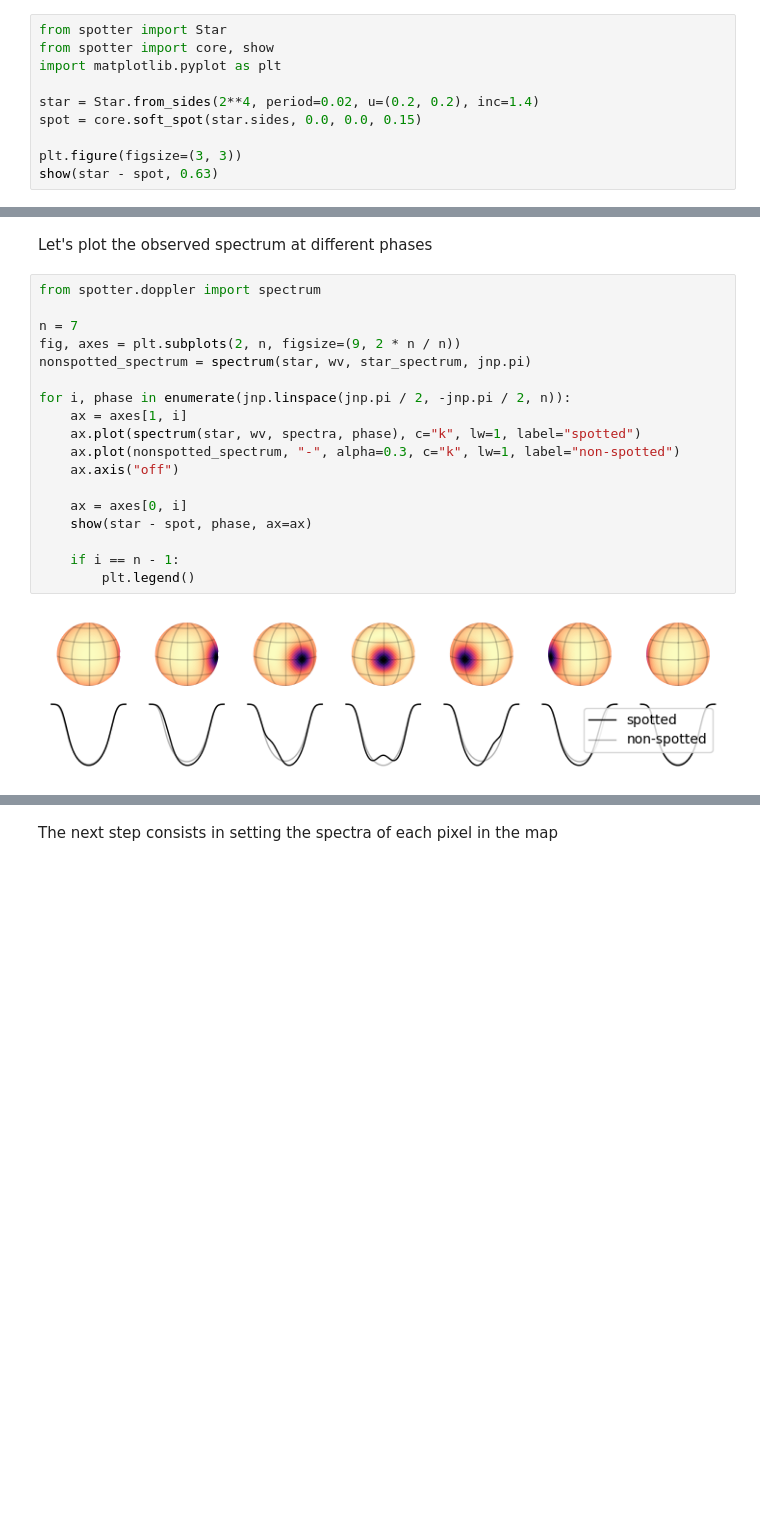
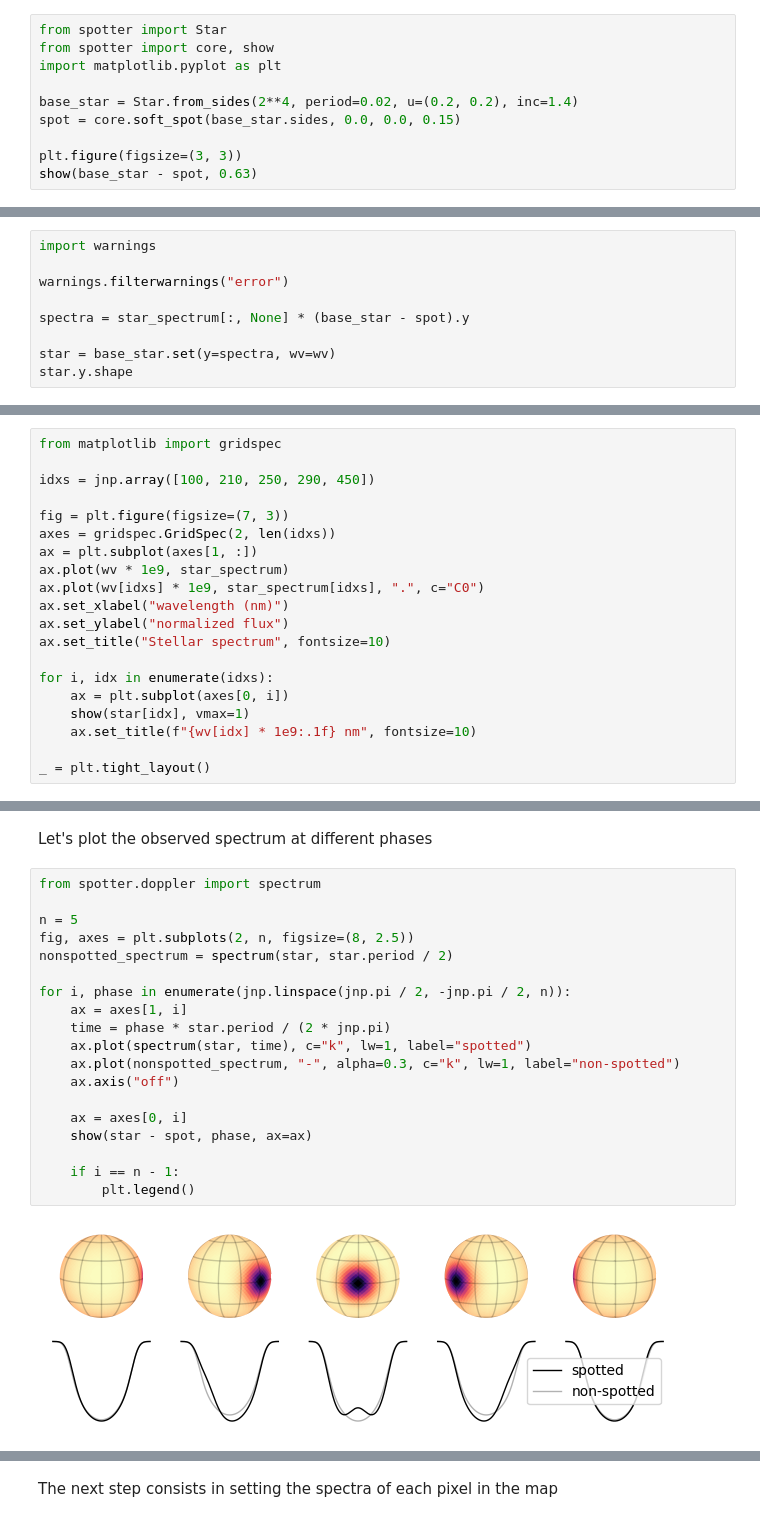
Before and after one commit to lgrcia/spotter, a Jupyter notebook: docs/notebooks/spectral.ipynb, the cells around one changed output, grey strips where cells are left out. Cells and saved outputs as stored; diff of their text form; blank space fills up the shorter version.

Commit message:
feat: add another dimension to y and u to account for spectra

```diff
--- a/docs/notebooks/spectral.ipynb
+++ b/docs/notebooks/spectral.ipynb
@@ -15,11 +15,11 @@ from spotter import Star
 from spotter import core, show
 import matplotlib.pyplot as plt
 
-star = Star.from_sides(2**4, period=0.02, u=(0.2, 0.2), inc=1.4)
-spot = core.soft_spot(star.sides, 0.0, 0.0, 0.15)
+base_star = Star.from_sides(2**4, period=0.02, u=(0.2, 0.2), inc=1.4)
+spot = core.soft_spot(base_star.sides, 0.0, 0.0, 0.15)
 
 plt.figure(figsize=(3, 3))
-show(star - spot, 0.63)
+show(base_star - spot, 0.63)
 # %% [output]
 [figure]
 # %% [markdown]
@@ -56,0 +42,9 @@ spectra.shape
+# %%
+import warnings
+
+warnings.filterwarnings("error")
+
+spectra = star_spectrum[:, None] * (base_star - spot).y
+
+star = base_star.set(y=spectra, wv=wv)
+star.y.shape
@@ -56,0 +55,20 @@ spectra.shape
+# %%
+from matplotlib import gridspec
+
+idxs = jnp.array([100, 210, 250, 290, 450])
+
+fig = plt.figure(figsize=(7, 3))
+axes = gridspec.GridSpec(2, len(idxs))
+ax = plt.subplot(axes[1, :])
+ax.plot(wv * 1e9, star_spectrum)
+ax.plot(wv[idxs] * 1e9, star_spectrum[idxs], ".", c="C0")
+ax.set_xlabel("wavelength (nm)")
+ax.set_ylabel("normalized flux")
+ax.set_title("Stellar spectrum", fontsize=10)
+
+for i, idx in enumerate(idxs):
+    ax = plt.subplot(axes[0, i])
+    show(star[idx], vmax=1)
+    ax.set_title(f"{wv[idx] * 1e9:.1f} nm", fontsize=10)
+
+_ = plt.tight_layout()
@@ -65,20 +87,21 @@ Let's plot the observed spectrum at different phases
 # %%
 from spotter.doppler import spectrum
 
-n = 7
-fig, axes = plt.subplots(2, n, figsize=(9, 2 * n / n))
-nonspotted_spectrum = spectrum(star, wv, star_spectrum, jnp.pi)
+n = 5
+fig, axes = plt.subplots(2, n, figsize=(8, 2.5))
+nonspotted_spectrum = spectrum(star, star.period / 2)
 
 for i, phase in enumerate(jnp.linspace(jnp.pi / 2, -jnp.pi / 2, n)):
     ax = axes[1, i]
-    ax.plot(spectrum(star, wv, spectra, phase), c="k", lw=1, label="spotted")
+    time = phase * star.period / (2 * jnp.pi)
+    ax.plot(spectrum(star, time), c="k", lw=1, label="spotted")
     ax.plot(nonspotted_spectrum, "-", alpha=0.3, c="k", lw=1, label="non-spotted")
     ax.axis("off")
 
     ax = axes[0, i]
     show(star - spot, phase, ax=ax)
 
     if i == n - 1:
         plt.legend()
 # %% [output]
-[figure, old version]
+[figure, new version]
```
Also changed, not shown: parts of 21 cells of this notebook, 8 other files.
